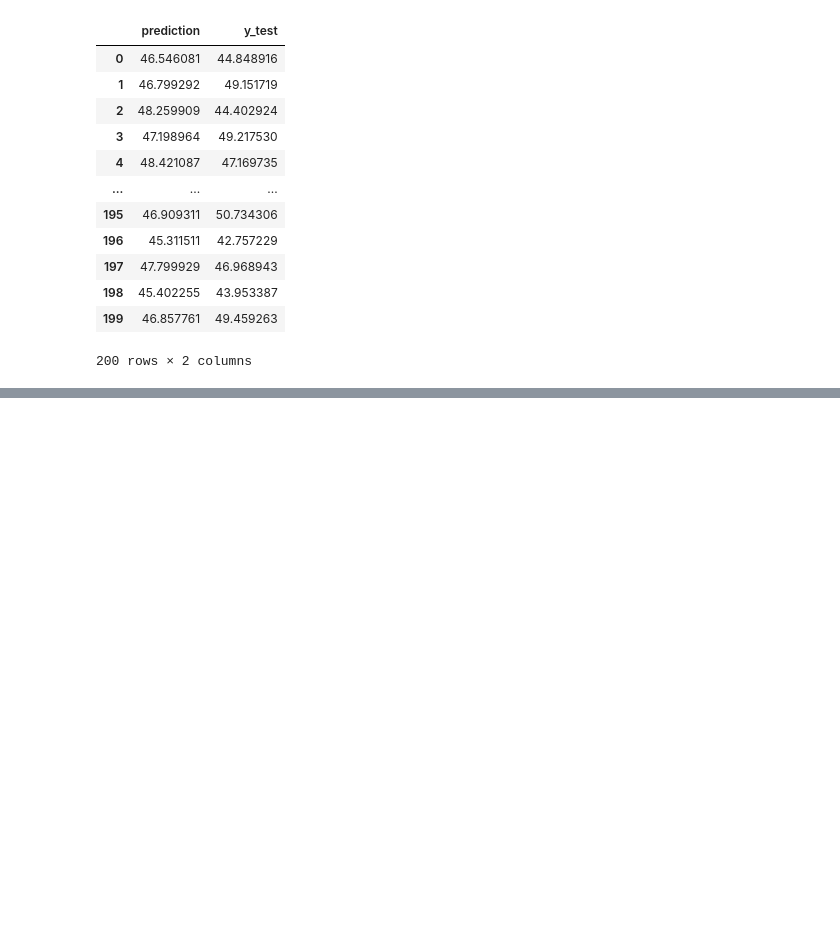
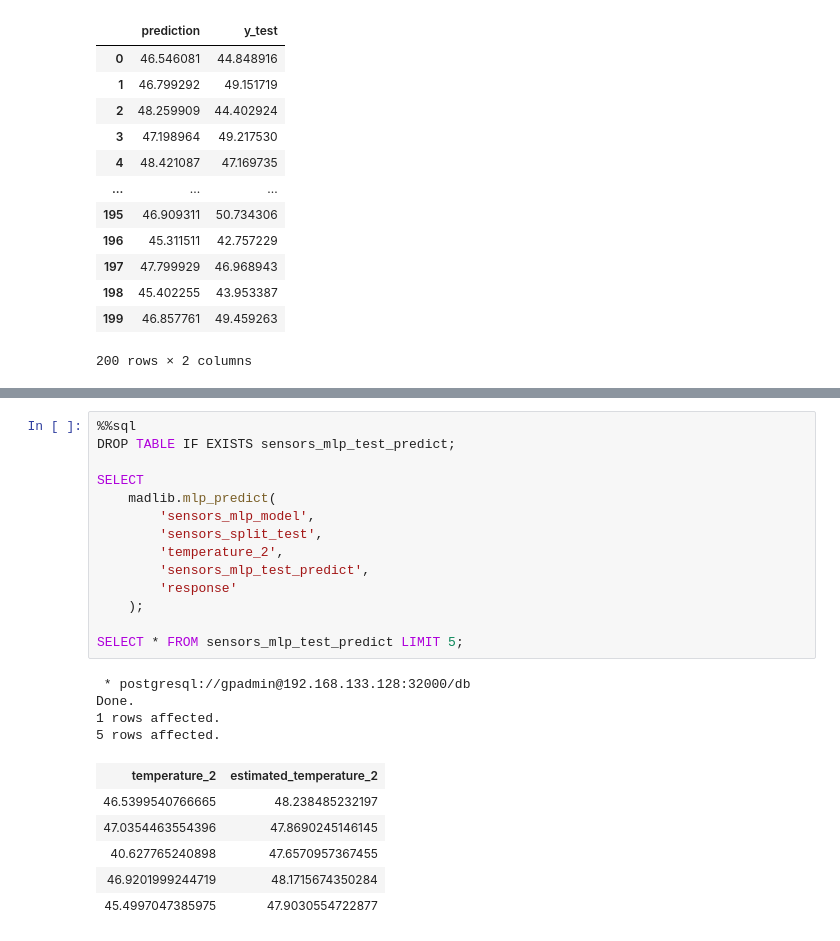
Before and after one commit to guyzsarun/rabbitmq-gpdb-poc, a Jupyter notebook: gpdb/madlib-demo.ipynb, the cells around one changed output, grey strips where cells are left out. Saved outputs shown, nothing was run; the diff lists cells and outputs as text; blank space fills up the shorter version.

```diff
--- a/gpdb/madlib-demo.ipynb
+++ b/gpdb/madlib-demo.ipynb
@@ -760,0 +848,25 @@ plt.ylim(30,70);
+# %%
+%%sql
+DROP TABLE IF EXISTS sensors_mlp_test_predict;
+
+SELECT
+    madlib.mlp_predict(
+        'sensors_mlp_model',
+        'sensors_split_test',
+        'temperature_2',
+        'sensors_mlp_test_predict',
+        'response'
+    );
+
+SELECT * FROM sensors_mlp_test_predict LIMIT 5;
+# %% [output]
+ * postgresql://gpadmin@192.168.133.128:32000/db
+Done.
+1 rows affected.
+5 rows affected.
+| temperature_2 | estimated_temperature_2 |
+| 46.5399540766665 | 48.238485232197 |
+| 47.0354463554396 | 47.8690245146145 |
+| 40.627765240898 | 47.6570957367455 |
+| 46.9201999244719 | 48.1715674350284 |
+| 45.4997047385975 | 47.9030554722877 |
```
Also changed, not shown: parts of 13 cells of this notebook.
